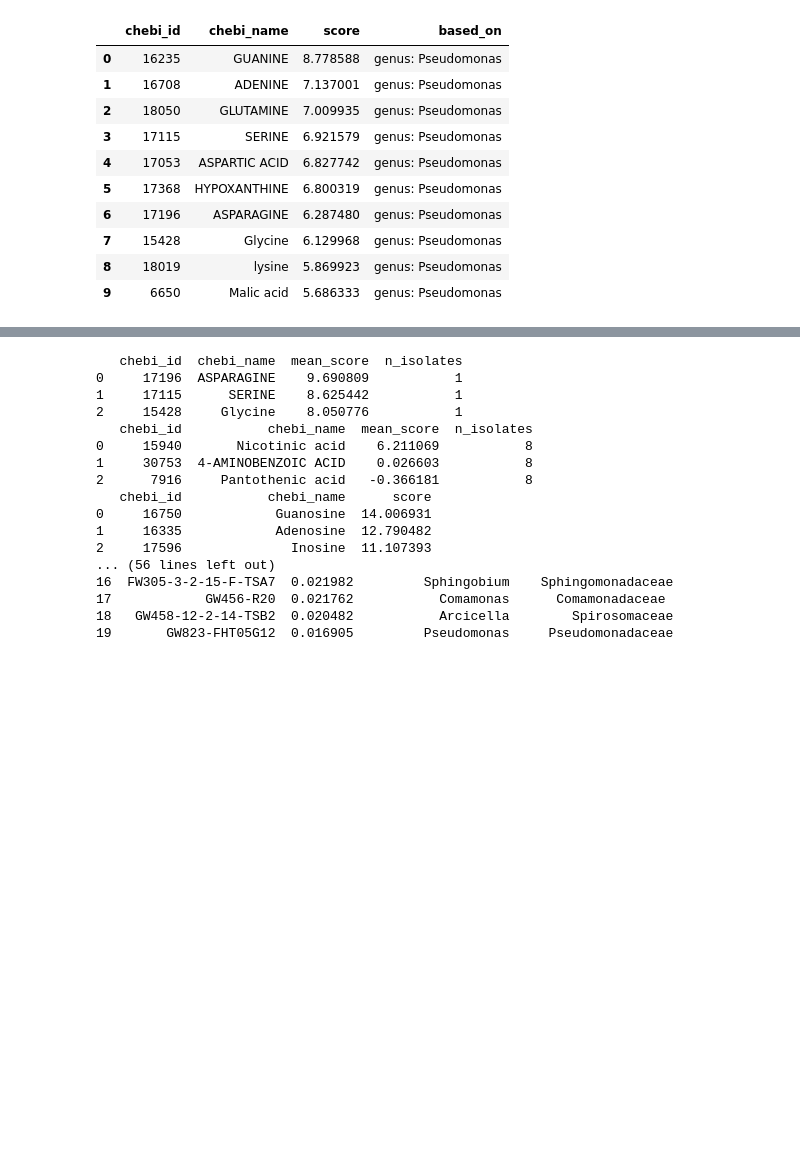
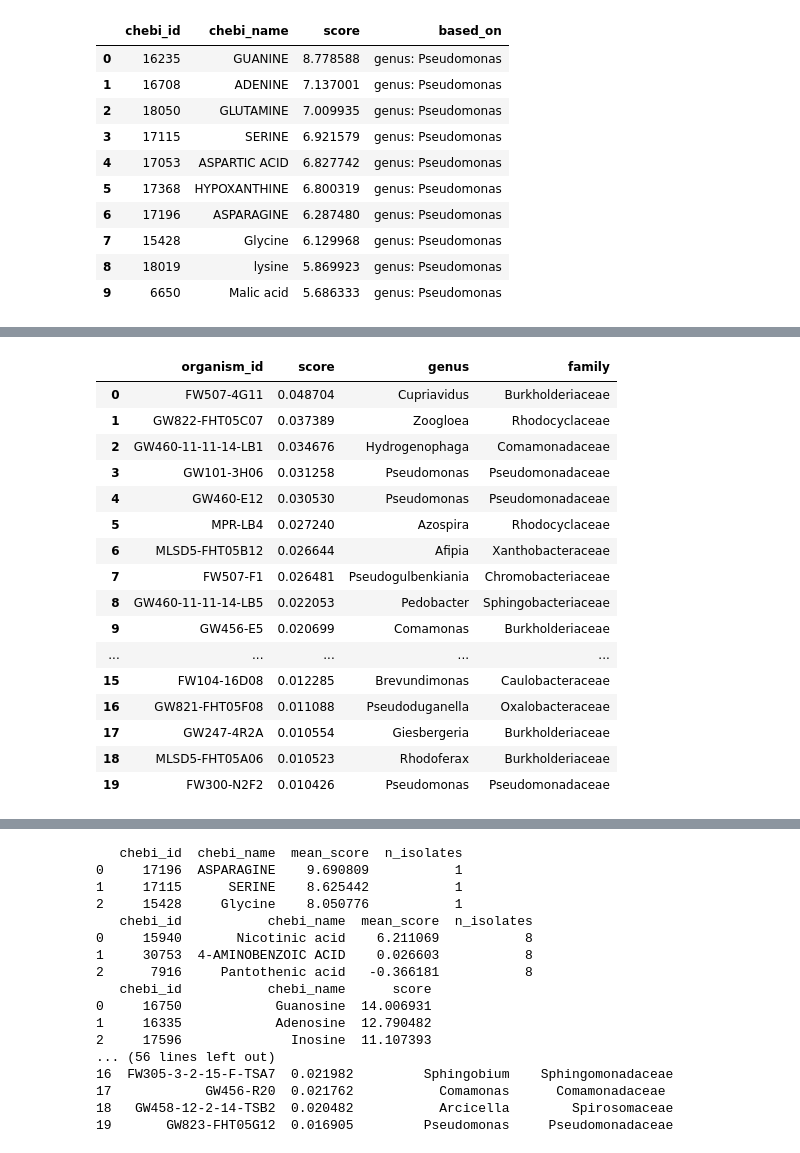
Before and after one commit to northenlab/webofmicrobes, a Jupyter notebook: wom/checkout_kg.ipynb, the cells around one changed output, grey strips where cells are left out. Drawn from its saved outputs; the diff is of its cells as text; code cells hidden in the pictures; blank space fills up the shorter version.

```diff
--- a/wom/checkout_kg.ipynb
+++ b/wom/checkout_kg.ipynb
@@ -63 +81,22 @@ print(match)
+# %%
+out = wom.secretes(chebi_id=15354)
+out
+# %% [output]
+|  | organism_id | score | genus | family |
+| 0 | FW507-4G11 | 0.048704 | Cupriavidus | Burkholderiaceae |
+| 1 | GW822-FHT05C07 | 0.037389 | Zoogloea | Rhodocyclaceae |
+| 2 | GW460-11-11-14-LB1 | 0.034676 | Hydrogenophaga | Comamonadaceae |
+| 3 | GW101-3H06 | 0.031258 | Pseudomonas | Pseudomonadaceae |
+| 4 | GW460-E12 | 0.030530 | Pseudomonas | Pseudomonadaceae |
+| 5 | MPR-LB4 | 0.027240 | Azospira | Rhodocyclaceae |
+| 6 | MLSD5-FHT05B12 | 0.026644 | Afipia | Xanthobacteraceae |
+| 7 | FW507-F1 | 0.026481 | Pseudogulbenkiania | Chromobacteriaceae |
+| 8 | GW460-11-11-14-LB5 | 0.022053 | Pedobacter | Sphingobacteriaceae |
+| 9 | GW456-E5 | 0.020699 | Comamonas | Burkholderiaceae |
+| ... | ... | ... | ... | ... |
+| 15 | FW104-16D08 | 0.012285 | Brevundimonas | Caulobacteraceae |
+| 16 | GW821-FHT05F08 | 0.011088 | Pseudoduganella | Oxalobacteraceae |
+| 17 | GW247-4R2A | 0.010554 | Giesbergeria | Burkholderiaceae |
+| 18 | MLSD5-FHT05A06 | 0.010523 | Rhodoferax | Burkholderiaceae |
+| 19 | FW300-N2F2 | 0.010426 | Pseudomonas | Pseudomonadaceae |
 # %%
```
Also changed, not shown: parts of 3 cells of this notebook, 27 other files.
